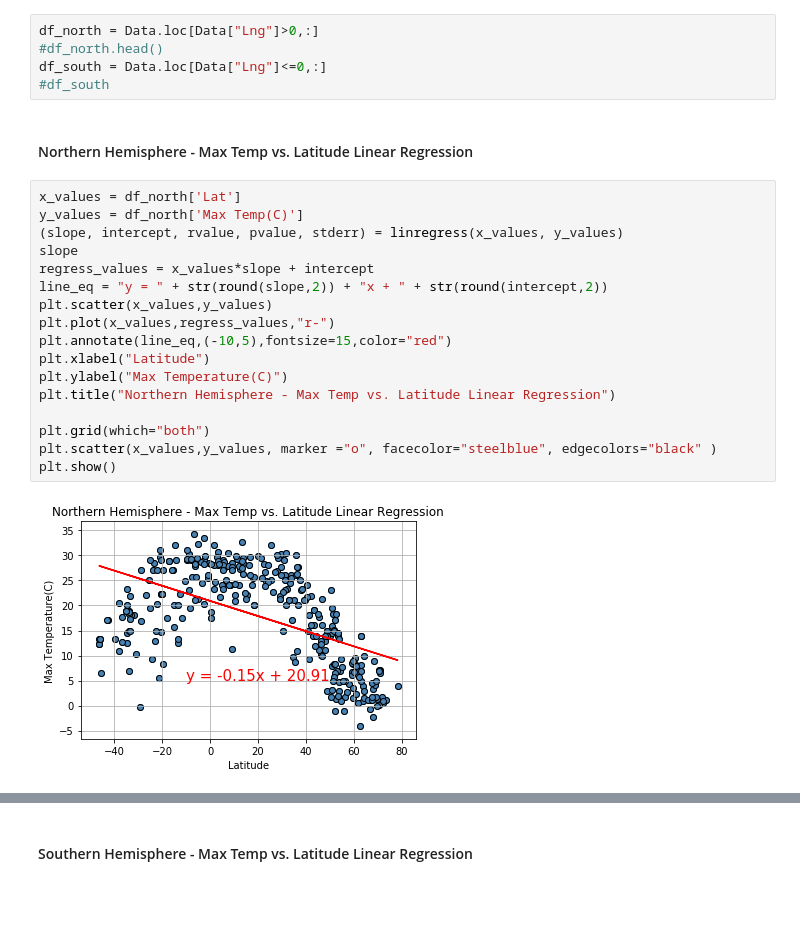
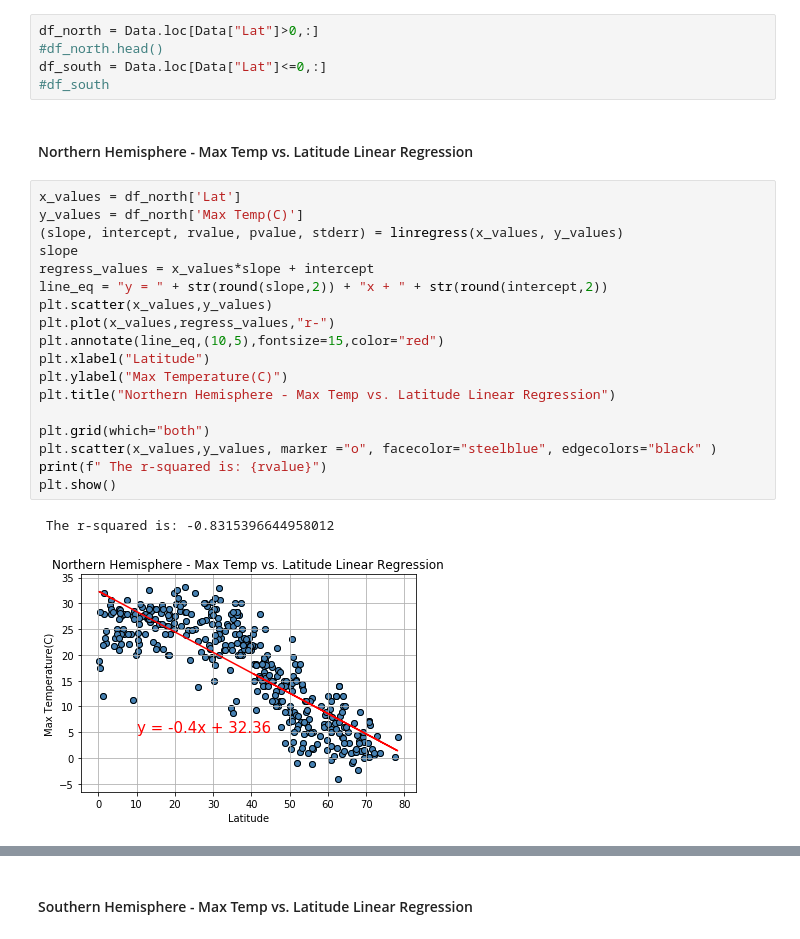
Before and after one commit to deborah129/python-api-challenge, a Jupyter notebook: WeatherPy.ipynb, the cells around one changed output, grey strips where cells are left out. Cells and saved outputs as stored; diff of their text form; blank space fills up the shorter version.

```diff
--- a/WeatherPy.ipynb
+++ b/WeatherPy.ipynb
@@ -211,28 +211,30 @@ plt.show()
 # %%
 # Create Northern and Southern Hemisphere DataFrames
 # %%
-df_north = Data.loc[Data["Lng"]>0,:]
+df_north = Data.loc[Data["Lat"]>0,:]
 #df_north.head()
-df_south = Data.loc[Data["Lng"]<=0,:]
+df_south = Data.loc[Data["Lat"]<=0,:]
 #df_south
 # %% [markdown]
 ####  Northern Hemisphere - Max Temp vs. Latitude Linear Regression
 # %%
 x_values = df_north['Lat']
 y_values = df_north['Max Temp(C)']
 (slope, intercept, rvalue, pvalue, stderr) = linregress(x_values, y_values)
 slope
 regress_values = x_values*slope + intercept
 line_eq = "y = " + str(round(slope,2)) + "x + " + str(round(intercept,2))
 plt.scatter(x_values,y_values)
 plt.plot(x_values,regress_values,"r-")
-plt.annotate(line_eq,(-10,5),fontsize=15,color="red")
+plt.annotate(line_eq,(10,5),fontsize=15,color="red")
 plt.xlabel("Latitude")
 plt.ylabel("Max Temperature(C)")
 plt.title("Northern Hemisphere - Max Temp vs. Latitude Linear Regression")
 
 plt.grid(which="both")
 plt.scatter(x_values,y_values, marker ="o", facecolor="steelblue", edgecolors="black" )
+print(f" The r-squared is: {rvalue}")
 plt.show()
 # %% [output]
+ The r-squared is: -0.8315396644958012
-[figure, old version]
+[figure, new version]
```
Also changed, not shown: parts of 9 cells of this notebook.
